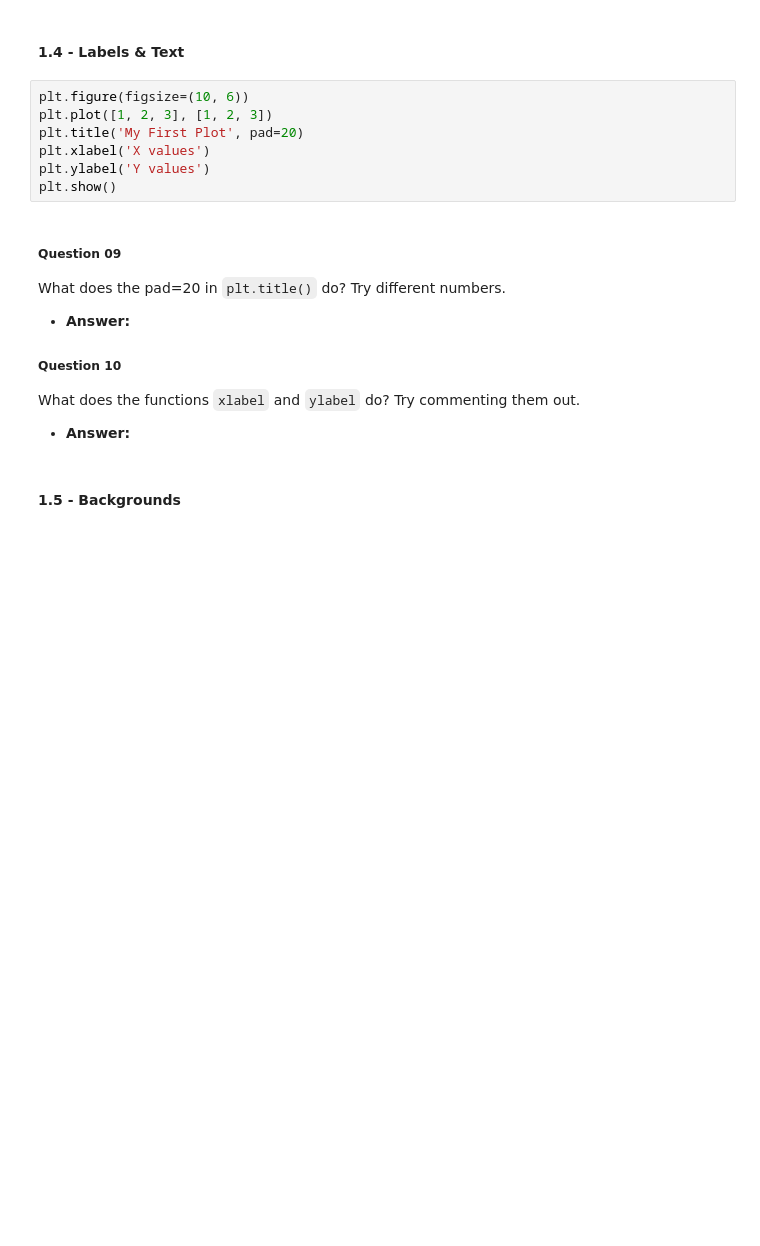
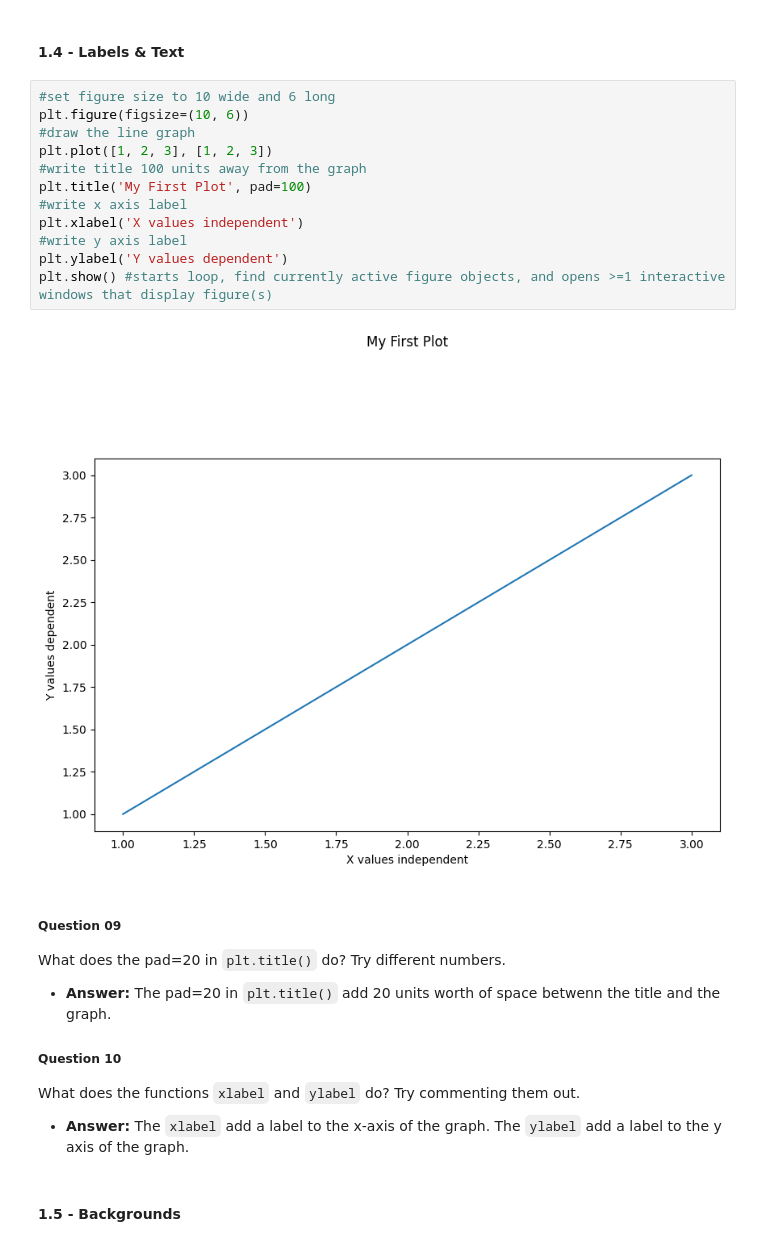
Before and after one commit to TrollFacedGamer/unit-3-data-science, a Jupyter notebook: 00_intro.ipynb, the cells around one changed output. Drawn from its saved outputs; the diff is of its cells as text; blank space fills up the shorter version.

```diff
--- a/00_intro.ipynb
+++ b/00_intro.ipynb
@@ -178,20 +212,29 @@ What did we change in our `plt.plot()` functions to modify the style of a line?
 # %% [markdown]
 #### 1.4 - Labels & Text
 # %%
+#set figure size to 10 wide and 6 long
 plt.figure(figsize=(10, 6))
+#draw the line graph
 plt.plot([1, 2, 3], [1, 2, 3])
-plt.title('My First Plot', pad=20)
-plt.xlabel('X values')
-plt.ylabel('Y values')
-plt.show()
+#write title 100 units away from the graph
+plt.title('My First Plot', pad=100)
+#write x axis label
+plt.xlabel('X values independent')
+#write y axis label
+plt.ylabel('Y values dependent')
+plt.show() #starts loop, find currently active figure objects, and opens >=1 interactive windows that display figure(s)
+# %% [output]
+[figure, added]
 # %% [markdown]
 ##### Question 09
 What does the pad=20 in `plt.title()` do? Try different numbers.
 - **Answer:**
+The pad=20 in `plt.title()` add 20 units worth of space betwenn the title and the graph.
 
 ##### Question 10
 What does the functions `xlabel` and `ylabel` do? Try commenting them out.
 - **Answer:**
+The `xlabel` add a label to the x-axis of the graph. The `ylabel` add a label to the y axis of the graph.
 # %% [markdown]
 #### 1.5 - Backgrounds
 # %%
```
Also changed, not shown: parts of 28 cells of this notebook.
